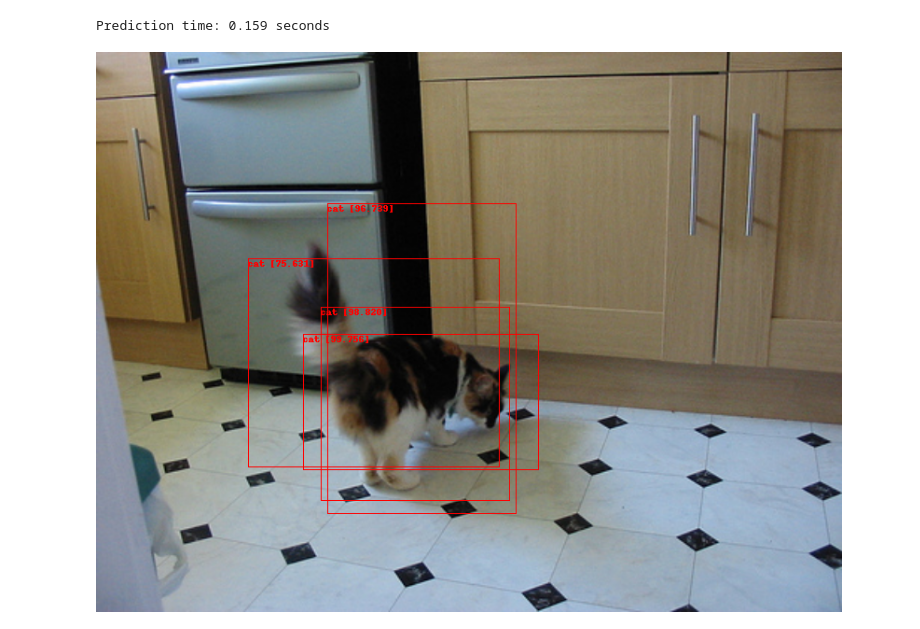
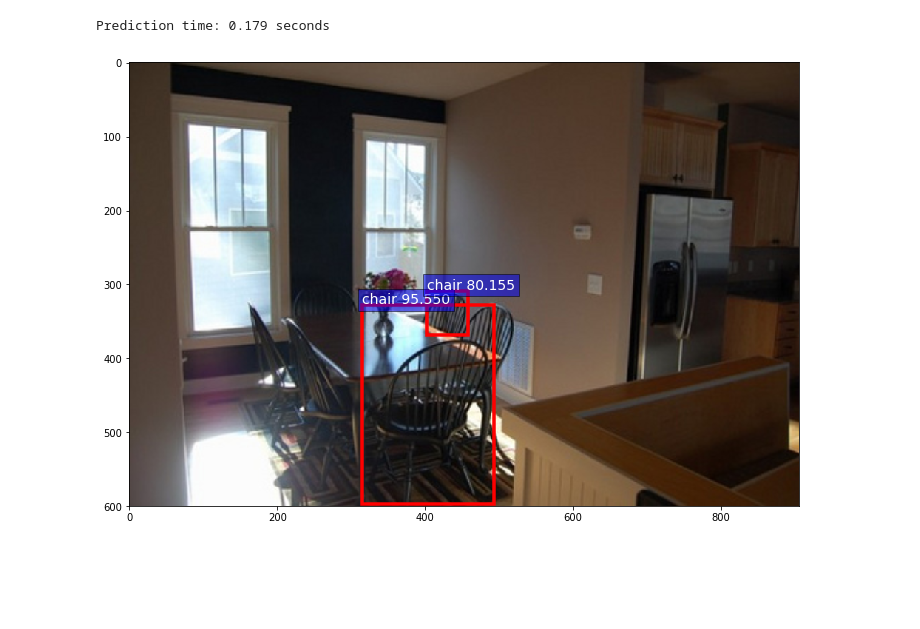
Before and after one commit to haonguyen14/fast-rcnn, a Jupyter notebook: testing_faster_rcnn.ipynb, the cells around one changed output. Cells and saved outputs as stored; diff of their text form; code cells hidden in the pictures; blank space fills up the shorter version.

```diff
--- a/testing_faster_rcnn.ipynb
+++ b/testing_faster_rcnn.ipynb
@@ -20,15 +20,15 @@ import src.anchor_util as anchor_util
 import src.nms as nms
 import time
 # %%
-dataset = voc_dataset.VOCDataSetROIs("data/", "train", 1000, roi_path="data/ROIs/")
+dataset = voc_dataset.VOCDataSetROIs("data/", "val", 20000, roi_path="data/Proposals/validation/")
 dataloader = DataLoader(dataset, batch_size=1, shuffle=True, num_workers=5, collate_fn=voc_dataset.collate_rois_fn)
 iterator = iter(dataloader)
 net = faster_rcnn.FasterRCNN().cuda()
 softmax = nn.Softmax().cuda()
 
-checkpoint = torch.load("data/Experiments/train_fast_rcnn_1_cont/checkpoints/checkpoint_15.tar")
+checkpoint = torch.load("data/Experiments/fast_rcnn_stage_2/checkpoints/checkpoint_15.tar")
 net.load_state_dict(checkpoint["state_dict"])
-net.train(mode=False)
+net.eval()
 # %% [output]
 FasterRCNN (
   (_features): Sequential (
@@ -52,40 +52,48 @@ indices, image_arr, bboxes, labels, regression_targets, regression_weights, imag
 bbox_org = np.copy(bboxes.numpy())[:, 1:]
 image_arr = autograd.Variable(image_arr.cuda())
 rois = autograd.Variable(bboxes.cuda())
-
 start_time = time.time()
 cls_scores, bbox_preds = net(image_arr, rois)
 cls_preds = softmax(cls_scores)
 print("Prediction time: %.3f seconds" % (time.time()-start_time))
 # %% [output]
-Prediction time: 0.159 seconds
+Prediction time: 0.179 seconds
 # %%
+NMS_THRESHOLD = 0.3
+THRESHOLD = 0.75
+
 image = image_arr.cpu().data.numpy()
 image = image[0, :, 0:int(image_info[0, 0]), 0:int(image_info[0, 1])].transpose(1, 2, 0) + voc_dataset.PIXEL_MEANS
 image = image.round().astype(np.uint8)
 image = cv2.cvtColor(image, cv2.COLOR_BGR2RGB)
-image = Image.fromarray(image)
-image_draw = ImageDraw.ImageDraw(image)
 
-bbox_class = cls_preds.cpu().data.numpy().argmax(axis=1)
-bbox_class_conf = cls_preds.cpu().data.numpy().max(axis=1)
+bbox_class_conf = cls_preds.cpu().data.numpy()
 bbox_adj = bbox_preds.cpu().data.numpy()
+bbox_coor = anchor_util.generate_proposals(bbox_org, bbox_adj)
+bbox_coor = anchor_util.clip_boxes(bbox_coor, image_arr.size(3), image_arr.size(2))
 
-# nom-maximum suppression
-bbox_preds_pre_nms = anchor_util.generate_proposals(bbox_org, bbox_adj)
-keep_idx = nms.py_cpu_nms(np.hstack((bbox_preds_pre_nms, bbox_class.reshape(-1, 1))), .5)
-bbox_preds_nms = bbox_preds_pre_nms[keep_idx]
-bbox_class_nms = bbox_class[keep_idx]
-bbox_class_conf_nms = bbox_class_conf[keep_idx]
+fig, ax = plt.subplots(figsize=(12, 12))
+ax.imshow(image, aspect='equal')
+for index, classname in enumerate(voc_dataset.CLASSES[1:]):
+    index += 1
+    cls_bbox_pred = bbox_coor[:, (index * 4):(index * 4 + 4)]
+    cls_bbox_score = bbox_class_conf[:, index]
+    keep_idx = nms.py_cpu_nms(np.hstack((cls_bbox_pred, cls_bbox_score.reshape(-1, 1))), NMS_THRESHOLD)
+    cls_bbox_pred = cls_bbox_pred[keep_idx, :]
+    cls_bbox_score = cls_bbox_score[keep_idx]
 
-for i in range(len(keep_idx)):
-    if bbox_class_nms[i] == 0:
-        continue
-    class_name = voc_dataset.INDEX_TO_CLASS[bbox_class_nms[i]]
-    start = bbox_class_nms[i] * 4
-    end = start + 4
-    image_draw.text(bbox_preds_nms[i, start:start+2], str("%s [%.3f]" % (class_name, bbox_class_conf_nms[i]*100.)), fill="red")
-    image_draw.rectangle(bbox_preds_nms[i, start:end], outline="red")
-image
+    ids = np.where(cls_bbox_score > THRESHOLD)[0]
+    for i in ids:
+        ax.add_patch(
+            plt.Rectangle(
+                cls_bbox_pred[i, :2],
+                cls_bbox_pred[i, 2]-cls_bbox_pred[i, 0],
+                cls_bbox_pred[i, 3]-cls_bbox_pred[i, 1],
+                fill=False, edgecolor='red', linewidth=3.5
+            ))
+        ax.text(cls_bbox_pred[i, 0], cls_bbox_pred[i, 1] - 2,
+                '{:s} {:.3f}'.format(classname, cls_bbox_score[i]*100.),
+                bbox=dict(facecolor='blue', alpha=0.5),
+                fontsize=14, color='white')
 # %% [output]
-[figure, old version]
+[figure, new version]
```
Also changed, not shown: 6 other files.
